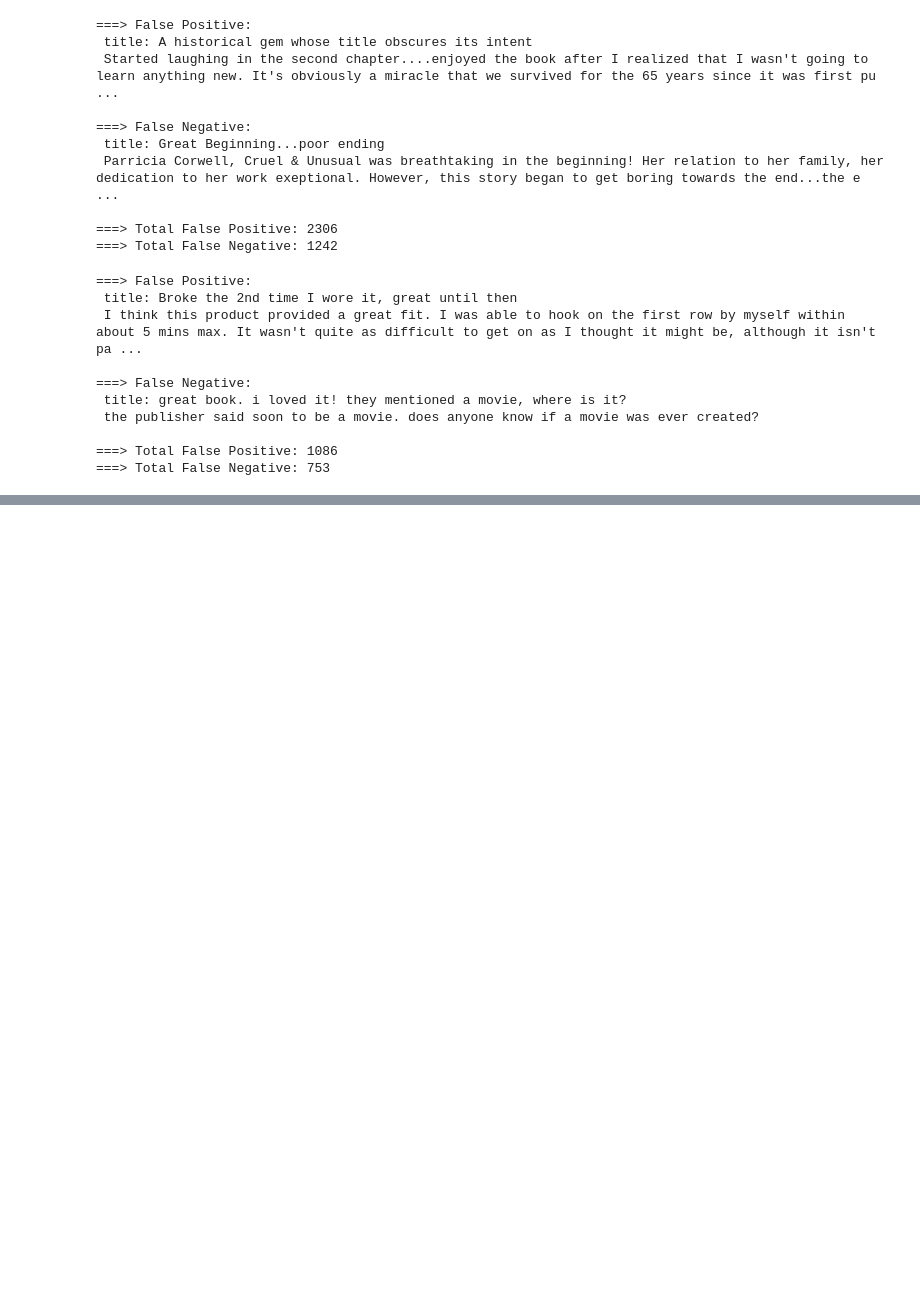
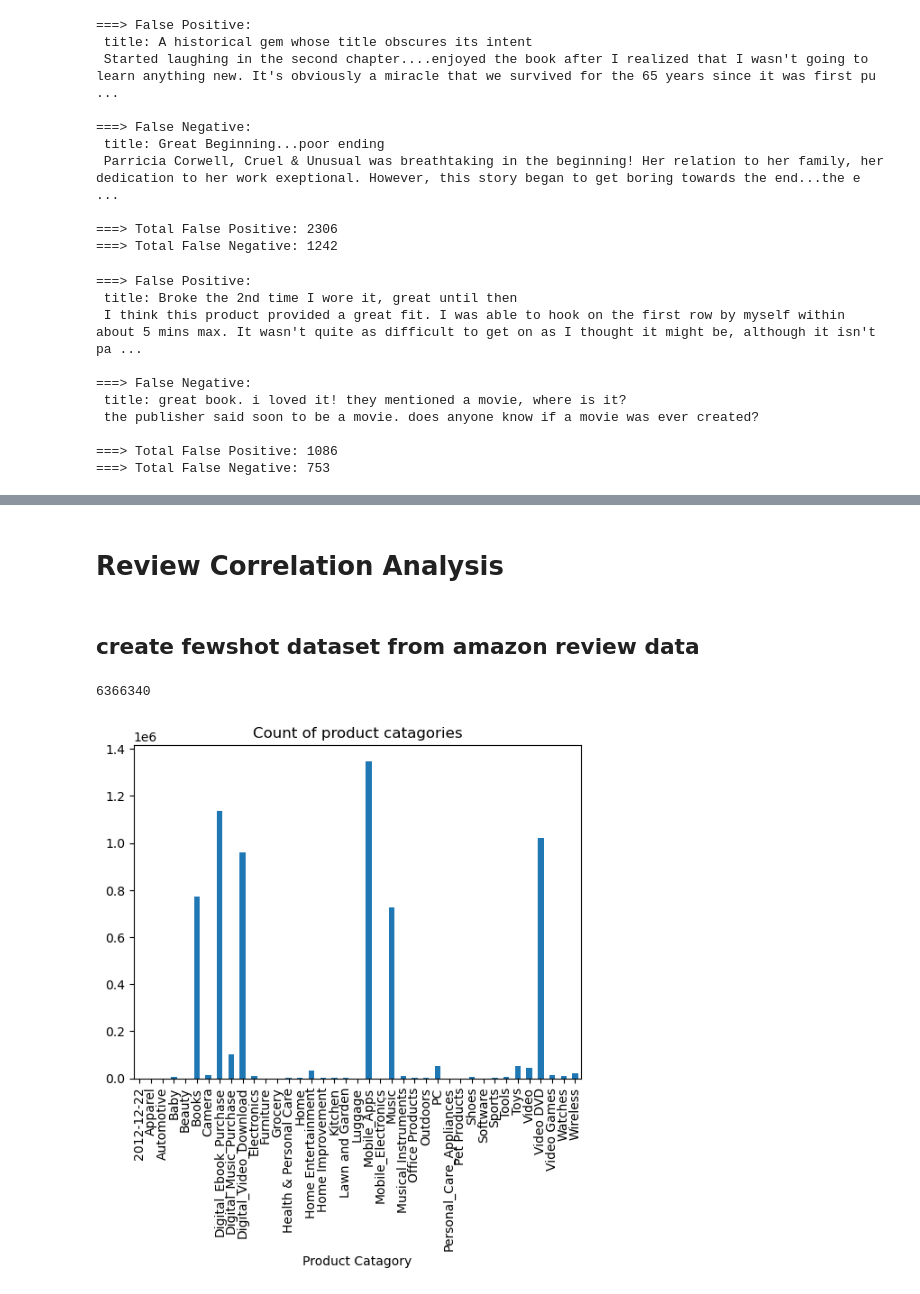
Before and after one commit to yunke-l/CS7980-Capstone, a Jupyter notebook: Capstone.ipynb, the cells around one changed output, grey strips where cells are left out. Saved outputs shown, nothing was run; the diff lists cells and outputs as text; code cells hidden in the pictures; blank space fills up the shorter version.

```diff
--- a/Capstone.ipynb
+++ b/Capstone.ipynb
@@ -970,0 +984,4 @@ runtime : 57.5096800327301
+# %% [markdown]
+# Review Correlation Analysis
+# %% [markdown]
+## create fewshot dataset from amazon review data
@@ -970,0 +1001,15 @@ runtime : 57.5096800327301
+# %%
+# load the tsv data
+df = pd.read_csv('../data/capstone/amazon_reviews_multilingual_US_v1_00.tsv', sep='\t', on_bad_lines="skip")
+df = df.query('star_rating != 3.0')
+df = df.reset_index().rename(columns = {'index': 'Id'})
+print(len(df))
+# %% [output]
+6366340
+# %%
+# visualize data distribution
+ax = df['product_category'].value_counts().sort_index().plot(kind='bar', title='Count of product catagories')
+ax.set_xlabel('Product Catagory')
+plt.show()
+# %% [output]
+[figure, added]
```
Also changed, not shown: parts of 132 cells of this notebook.
